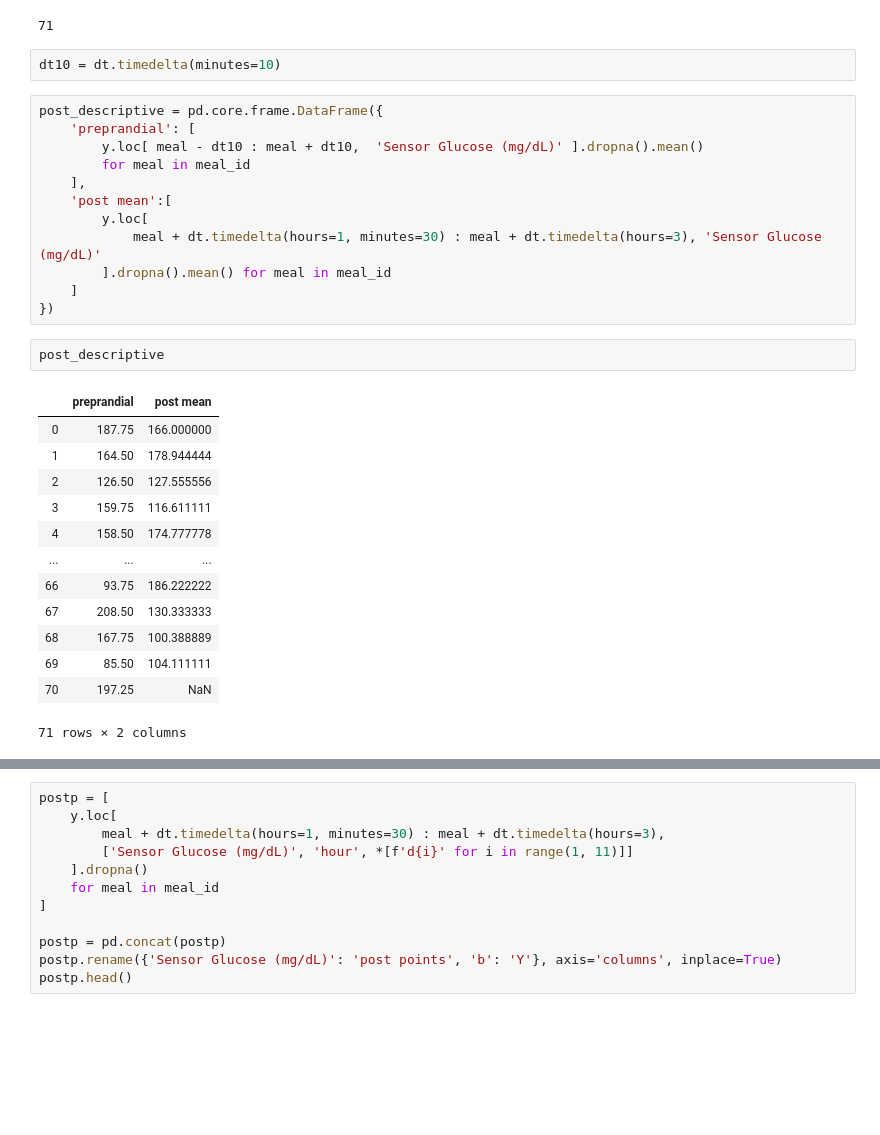
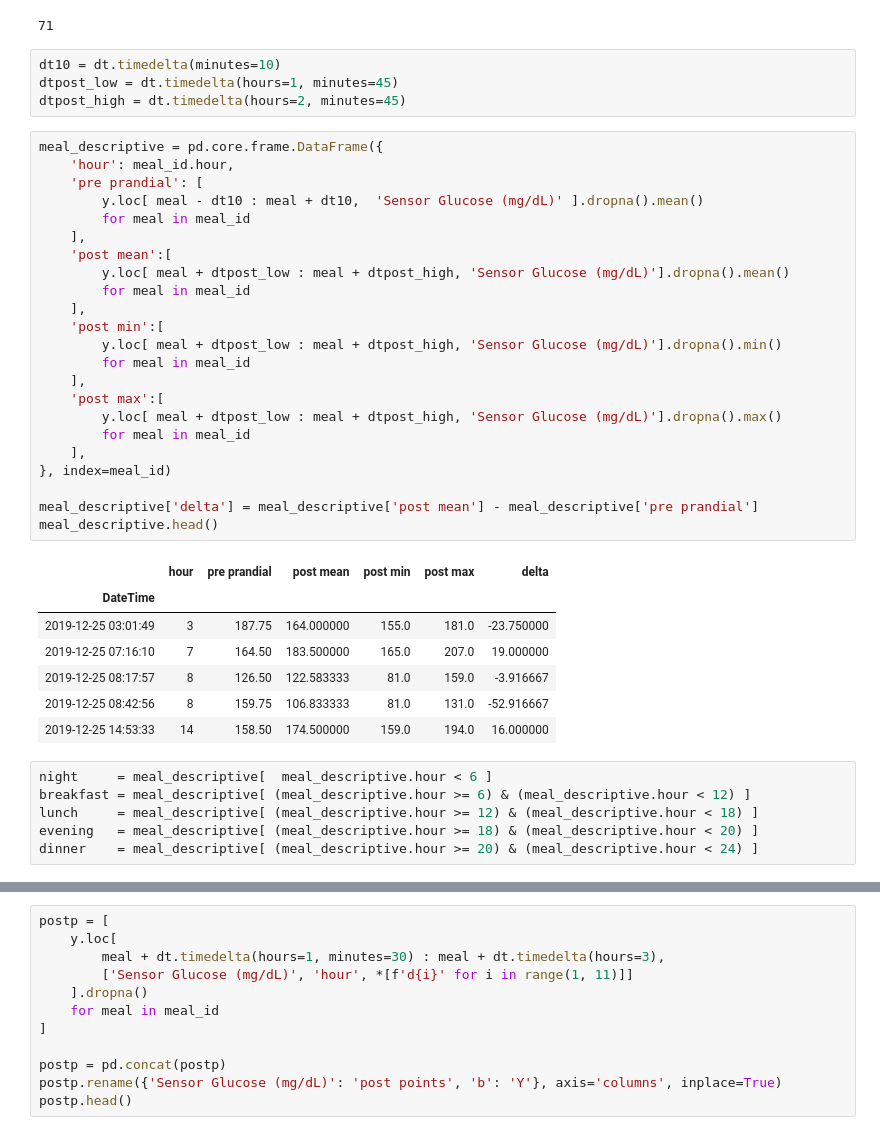
Before and after one commit to gmagannaDevelop/Diabetes-Analysis, a Jupyter notebook: Exploratory.ipynb, the cells around one changed output, grey strips where cells are left out. Cells and saved outputs as stored; diff of their text form; blank space fills up the shorter version.

```diff
--- a/Exploratory.ipynb
+++ b/Exploratory.ipynb
@@ -118,33 +136,44 @@ meal_id = y['BWZ Carb Input (grams)'].dropna().index
 print(len(meal_id))
 # %% [output]
 71
-# %%
-dt10 = dt.timedelta(minutes=10)
+# %%
+dt10 = dt.timedelta(minutes=10)
+dtpost_low = dt.timedelta(hours=1, minutes=45)
+dtpost_high = dt.timedelta(hours=2, minutes=45)
 # %%
-post_descriptive = pd.core.frame.DataFrame({
-    'preprandial': [
+meal_descriptive = pd.core.frame.DataFrame({
+    'hour': meal_id.hour,
+    'pre prandial': [
         y.loc[ meal - dt10 : meal + dt10,  'Sensor Glucose (mg/dL)' ].dropna().mean()
         for meal in meal_id
     ],
     'post mean':[
-        y.loc[
-            meal + dt.timedelta(hours=1, minutes=30) : meal + dt.timedelta(hours=3), 'Sensor Glucose (mg/dL)'
-        ].dropna().mean() for meal in meal_id
-    ]
-})
+        y.loc[ meal + dtpost_low : meal + dtpost_high, 'Sensor Glucose (mg/dL)'].dropna().mean()
+        for meal in meal_id
+    ],
+    'post min':[
+        y.loc[ meal + dtpost_low : meal + dtpost_high, 'Sensor Glucose (mg/dL)'].dropna().min()
+        for meal in meal_id
+    ],
+    'post max':[
+        y.loc[ meal + dtpost_low : meal + dtpost_high, 'Sensor Glucose (mg/dL)'].dropna().max()
+        for meal in meal_id
+    ],
+}, index=meal_id)
+
+meal_descriptive['delta'] = meal_descriptive['post mean'] - meal_descriptive['pre prandial']
+meal_descriptive.head()
+# %% [output]
+|  | hour | pre prandial | post mean | post min | post max | delta |
+| DateTime |  |  |  |  |  |  |
+| 2019-12-25 03:01:49 | 3 | 187.75 | 164.000000 | 155.0 | 181.0 | -23.750000 |
+| 2019-12-25 07:16:10 | 7 | 164.50 | 183.500000 | 165.0 | 207.0 | 19.000000 |
+| 2019-12-25 08:17:57 | 8 | 126.50 | 122.583333 | 81.0 | 159.0 | -3.916667 |
+| 2019-12-25 08:42:56 | 8 | 159.75 | 106.833333 | 81.0 | 131.0 | -52.916667 |
+| 2019-12-25 14:53:33 | 14 | 158.50 | 174.500000 | 159.0 | 194.0 | 16.000000 |
-# %%
-post_descriptive
-# %% [output]
-|  | preprandial | post mean |
-| 0 | 187.75 | 166.000000 |
-| 1 | 164.50 | 178.944444 |
-| 2 | 126.50 | 127.555556 |
-| 3 | 159.75 | 116.611111 |
-| 4 | 158.50 | 174.777778 |
-| ... | ... | ... |
-| 66 | 93.75 | 186.222222 |
-| 67 | 208.50 | 130.333333 |
-| 68 | 167.75 | 100.388889 |
-| 69 | 85.50 | 104.111111 |
-| 70 | 197.25 | NaN |
-71 rows × 2 columns
+# %%
+night     = meal_descriptive[  meal_descriptive.hour < 6 ]
+breakfast = meal_descriptive[ (meal_descriptive.hour >= 6) & (meal_descriptive.hour < 12) ]
+lunch     = meal_descriptive[ (meal_descriptive.hour >= 12) & (meal_descriptive.hour < 18) ]
+evening   = meal_descriptive[ (meal_descriptive.hour >= 18) & (meal_descriptive.hour < 20) ]
+dinner    = meal_descriptive[ (meal_descriptive.hour >= 20) & (meal_descriptive.hour < 24) ]
```
Also changed, not shown: parts of 4 cells of this notebook, 1 other file.
